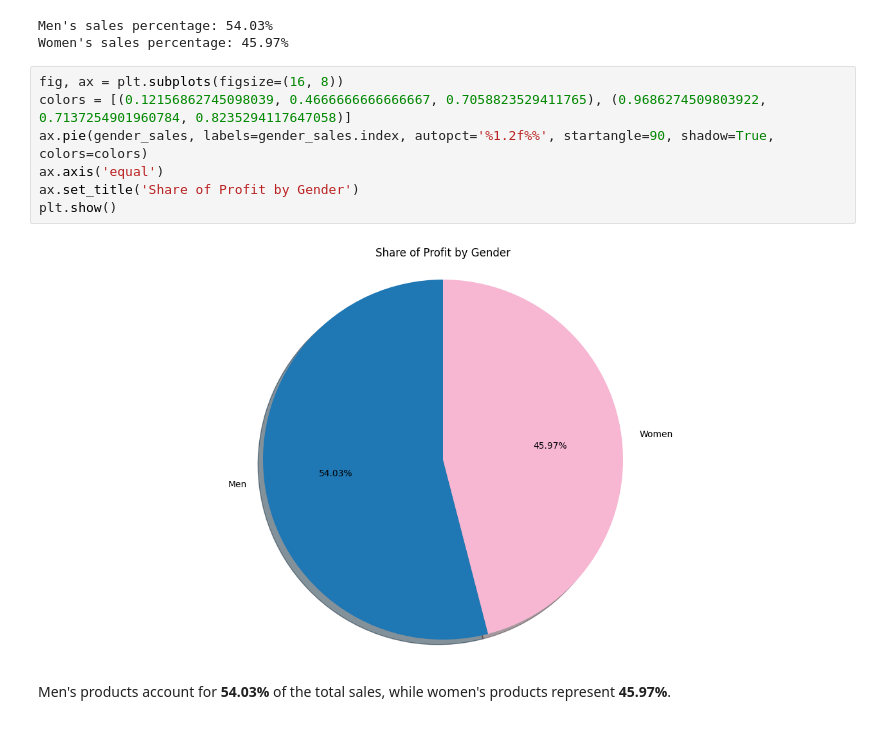
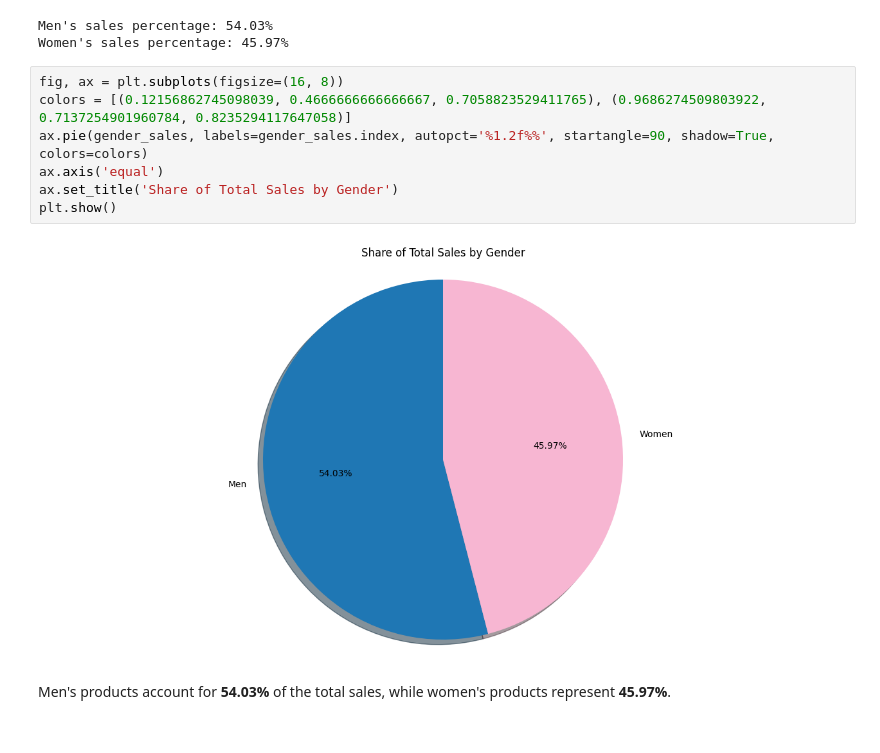
Before and after one commit to GrzegorzPus/Adidas-US-Sales-Analysis, a Jupyter notebook: Sales Analysis.ipynb, the cells around one changed output. Drawn from its saved outputs; the diff is of its cells as text.

```diff
--- a/Sales Analysis.ipynb
+++ b/Sales Analysis.ipynb
@@ -290,12 +290,12 @@ Women's sales percentage: 45.97%
 # %%
 fig, ax = plt.subplots(figsize=(16, 8))
 colors = [(0.12156862745098039, 0.4666666666666667, 0.7058823529411765), (0.9686274509803922, 0.7137254901960784, 0.8235294117647058)]
 ax.pie(gender_sales, labels=gender_sales.index, autopct='%1.2f%%', startangle=90, shadow=True, colors=colors)
 ax.axis('equal')
-ax.set_title('Share of Profit by Gender')
+ax.set_title('Share of Total Sales by Gender')
 plt.show()
 # %% [output]
-[figure, old version]
+[figure, new version]
 # %% [markdown]
 Men's products account for **54.03%** of the total sales, while women's products represent **45.97%**.
 
```
Also changed, not shown: parts of 32 cells of this notebook.
